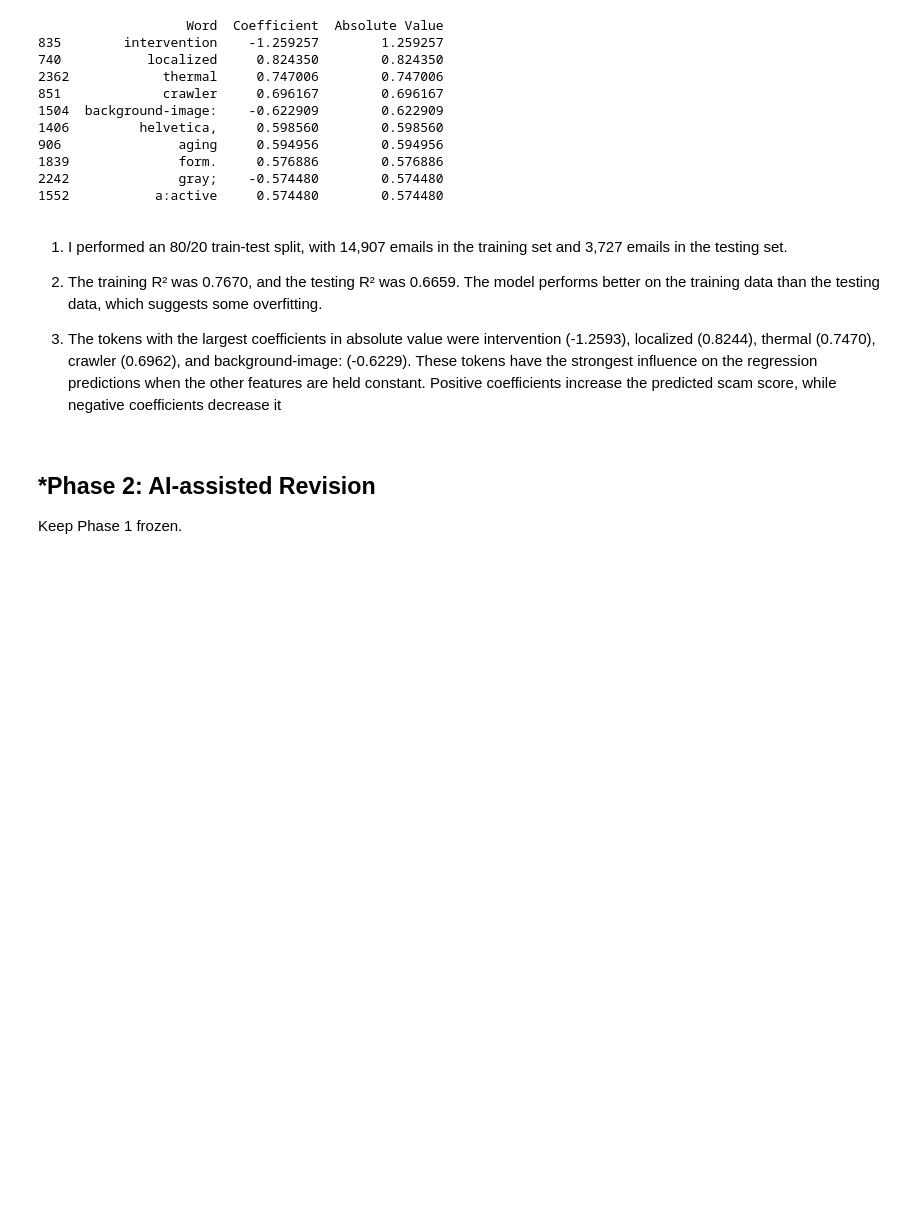
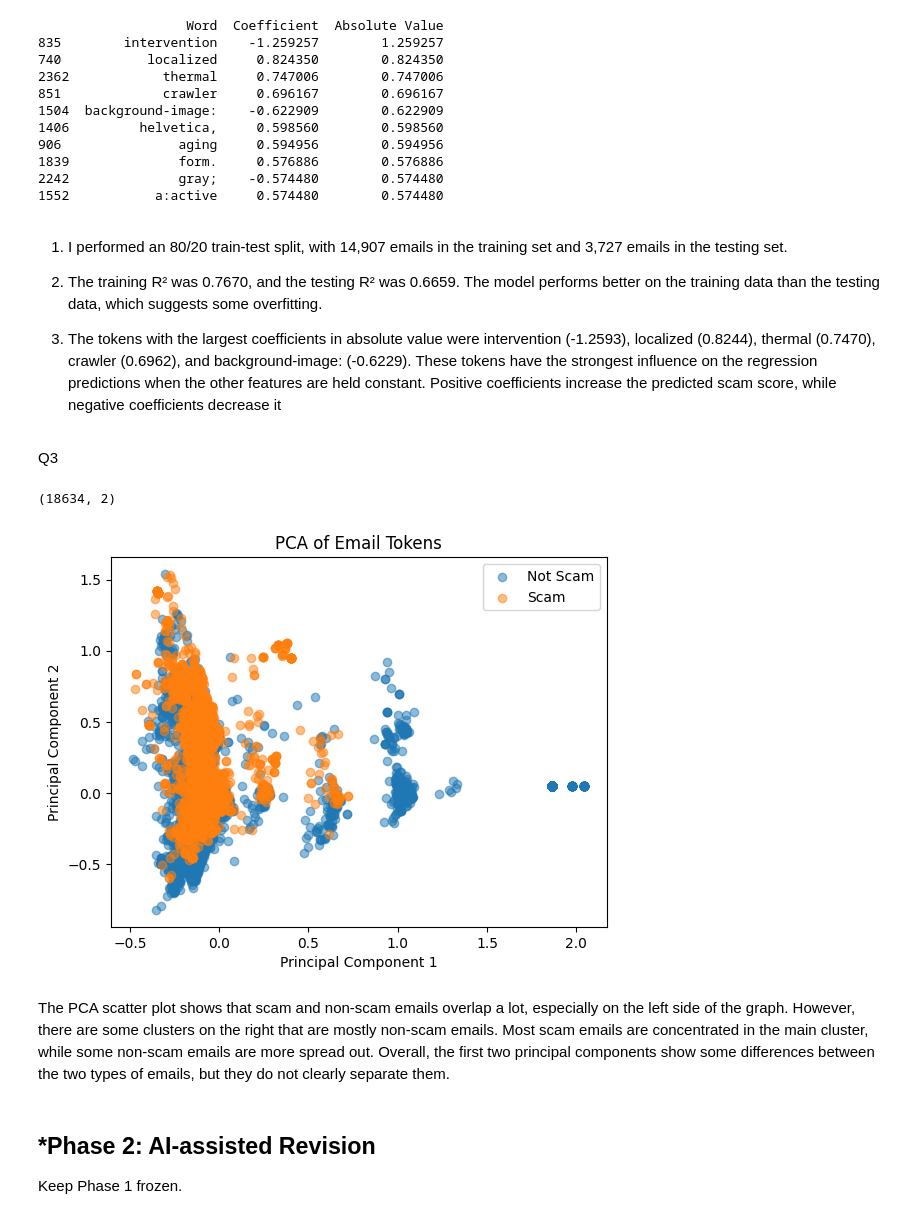
Before and after one commit to raffaellaalpaca-ai/A05-pca, a Jupyter notebook: notebook.ipynb, the cells around one changed output. Saved outputs shown, nothing was run; the diff lists cells and outputs as text; code cells hidden in the pictures; blank space fills up the shorter version.

```diff
--- a/notebook.ipynb
+++ b/notebook.ipynb
@@ -156,6 +156,46 @@ print(coefficients.head(10))
 2. The training R² was 0.7670, and the testing R² was 0.6659. The model performs better on the training data than the testing data, which suggests some overfitting.
 
 3.  The tokens with the largest coefficients in absolute value were intervention (-1.2593), localized (0.8244), thermal (0.7470), crawler (0.6962), and background-image: (-0.6229). These tokens have the strongest influence on the regression predictions when the other features are held constant. Positive coefficients increase the predicted scam score, while negative coefficients decrease it
+# %% [markdown]
+Q3
+# %%
+from sklearn.decomposition import PCA
+# PCA with 2 components
+pca = PCA(n_components=2)
+#apply PCA to the email token data
+X_pca = pca.fit_transform(X)
+#check the shape of the new data
+print(X_pca.shape)
+# %% [output]
+(18634, 2)
+# %%
+import matplotlib.pyplot as plt
+# scatter plot for non-scam emails
+plt.scatter(
+    X_pca[y == 0, 0],
+    X_pca[y == 0, 1],
+    label="Not Scam",
+    alpha=0.5
+)
+#scatter plot for scam emails
+plt.scatter(
+    X_pca[y == 1, 0],
+    X_pca[y == 1, 1],
+    label="Scam",
+    alpha=0.5
+)
+#title and labels
+plt.title("PCA of Email Tokens")
+plt.xlabel("Principal Component 1")
+plt.ylabel("Principal Component 2")
+
+#show which color represents each email type
+plt.legend()
+plt.show()
+# %% [output]
+[figure, added]
+# %% [markdown]
+The PCA scatter plot shows that scam and non-scam emails overlap a lot, especially on the left side of the graph. However, there are some clusters on the right that are mostly non-scam emails. Most scam emails are concentrated in the main cluster, while some non-scam emails are more spread out. Overall, the first two principal components show some differences between the two types of emails, but they do not clearly separate them.
 # %% [markdown]
 ## *Phase 2: AI-assisted Revision
 Keep Phase 1 frozen.
```
